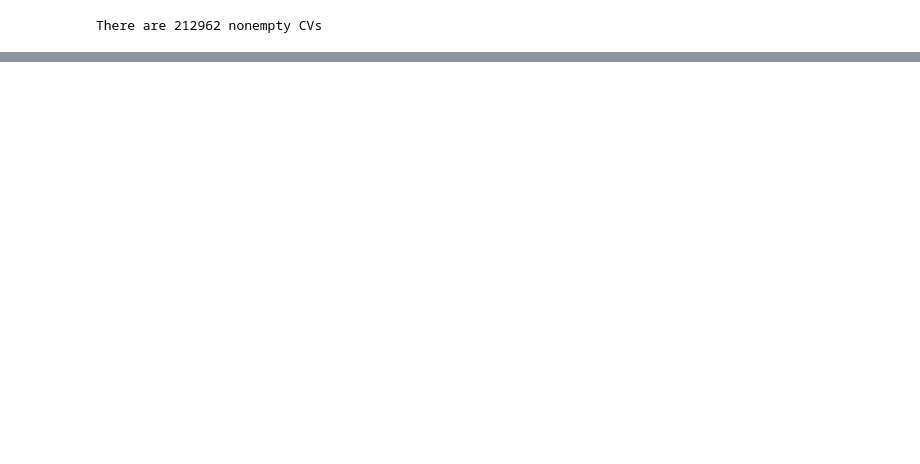
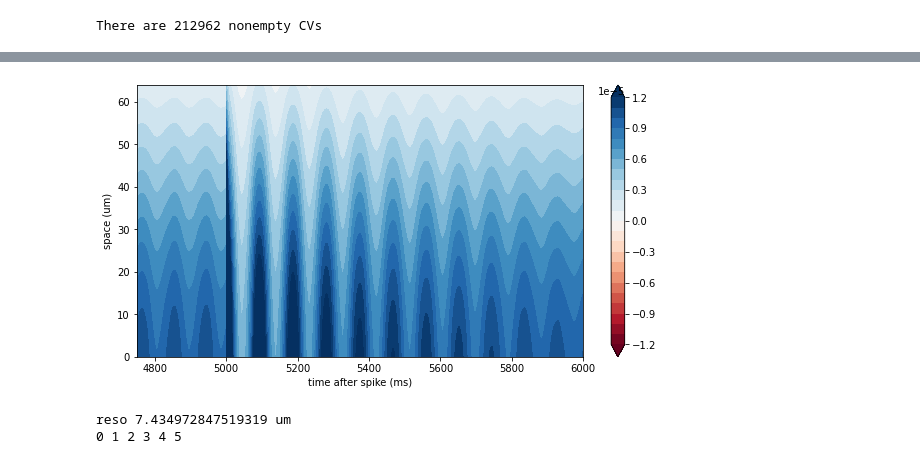
Before and after one commit to llandsmeer/iopublic, a Jupyter notebook: Local field potential.ipynb, the cells around one changed output, grey strips where cells are left out. Saved outputs shown, nothing was run; the diff lists cells and outputs as text; code cells hidden in the pictures; blank space fills up the shorter version.

```diff
--- a/Local field potential.ipynb
+++ b/Local field potential.ipynb
@@ -226,0 +221,13 @@ arbor.place_pwlin?
+# %%
+plt.figure(figsize=(10, 5))
+lim = float(f'{abs(V_e).max() / 3:.1e}')
+levels = np.linspace(-lim, lim, 25)
+plt.contourf(V_e[:, 30, :], cmap='RdBu', levels=levels, extend='both',
+             extent=(4750, 6000, 0, V_e.shape[1]))
+plt.colorbar()
+plt.xlabel('time after spike (ms)')
+plt.ylabel('space (um)')
+plt.savefig('lfp_space_time_big.pdf')
+plt.savefig('lfp_space_time_big.png')
+# %% [output]
+[figure, added]
@@ -226,0 +289,5 @@ arbor.place_pwlin?
+# %%
+xx, yy, ee, s = go(8, 0.05, 1.5)
+# %% [output]
+reso 7.434972847519319 um
+0 1 2 3 4 5
```
Also changed, not shown: parts of 10 cells of this notebook.
